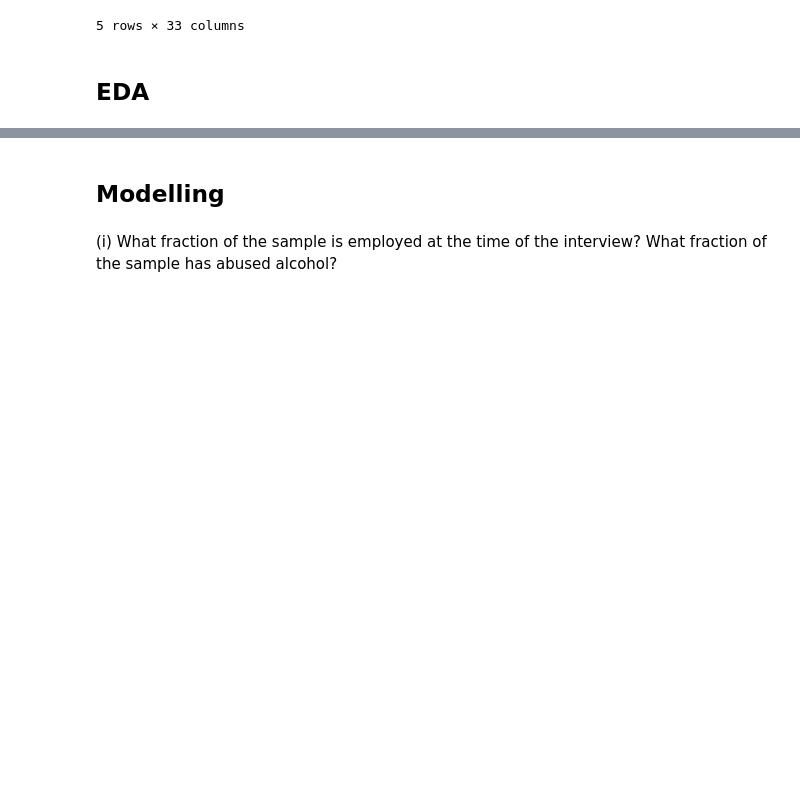
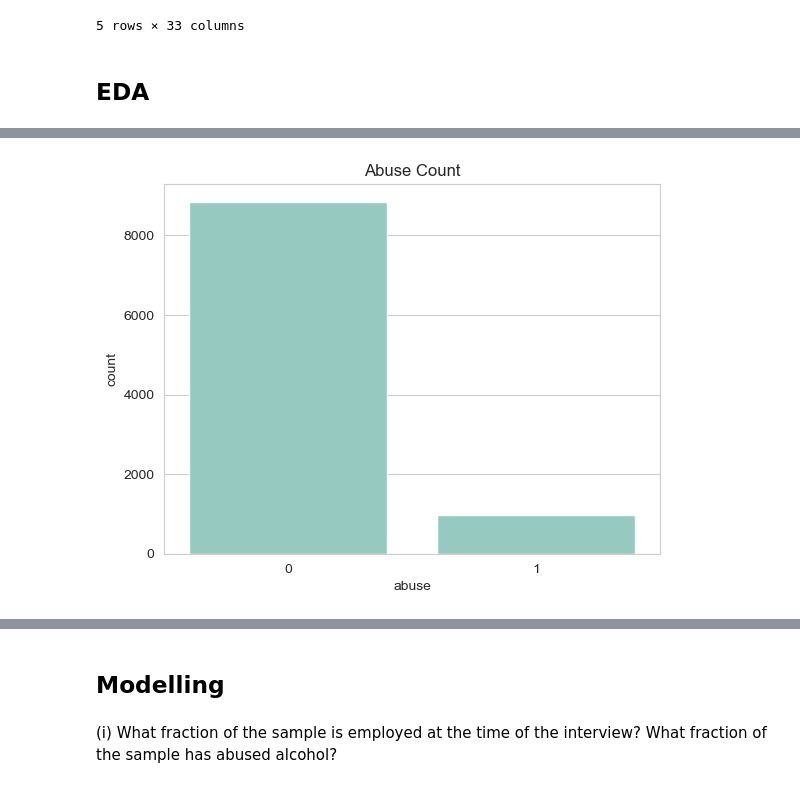
Before and after one commit to RPChinhara/alcohol_abuse_employment, a Jupyter notebook: main.ipynb, the cells around one changed output, grey strips where cells are left out. Cells and saved outputs as stored; diff of their text form; code cells hidden in the pictures; blank space fills up the shorter version.

```diff
--- a/main.ipynb
+++ b/main.ipynb
@@ -70,0 +71,6 @@ plt.show()
+# %%
+sns.countplot(x='abuse', data=data)
+plt.title('Abuse Count')
+plt.show()
+# %% [output]
+[figure, added]
```
Also changed, not shown: parts of 21 cells of this notebook.
